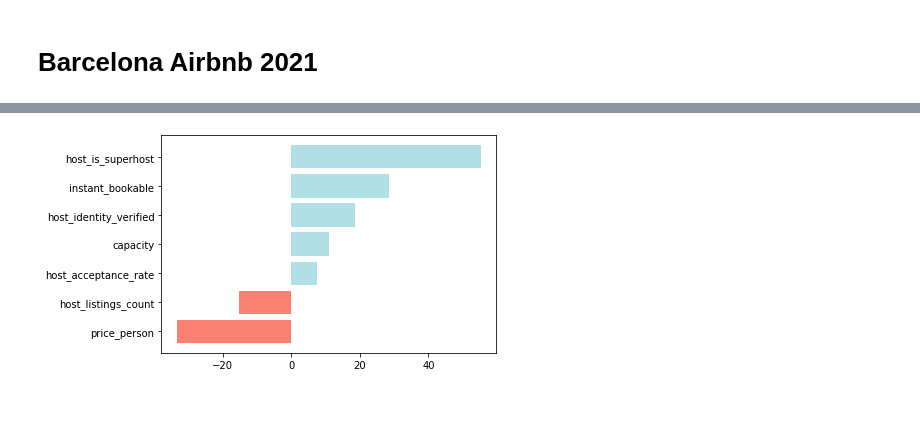
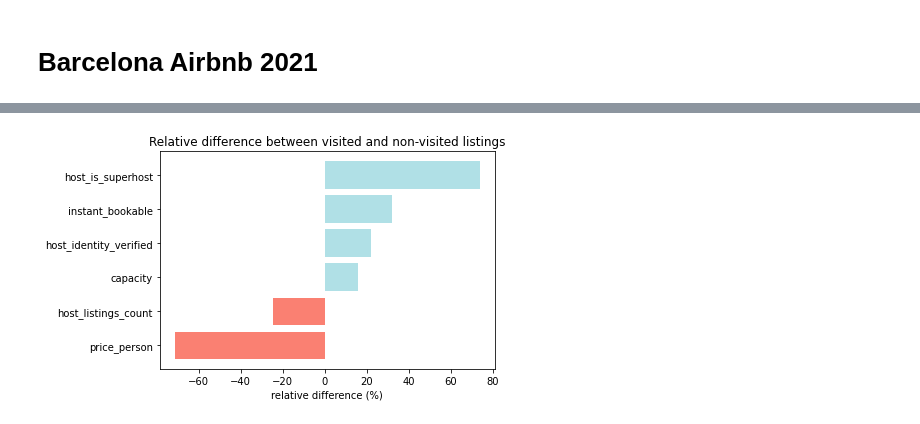
Before and after one commit to jorgemedial/Inside-Airbnb-BCN, a Jupyter notebook: airbnb_bcn.ipynb, the cells around one changed output, grey strips where cells are left out. Cells and saved outputs as stored; diff of their text form; code cells hidden in the pictures.

```diff
--- a/airbnb_bcn.ipynb
+++ b/airbnb_bcn.ipynb
@@ -346,0 +192,6 @@ df_comparison['Relative difference'] = df_comparison.apply(lambda x: 100*(x[1]-x
+# %%
+# One-hot
+neig_columns = ['neighbourhood_cleansed','neighbourhood_group_cleansed']
+for month in months:
+    dummies = pd.get_dummies(raw_df_dict[month][neig_columns], dummy_na=False)
+    df_dict[month][dummies.columns] = dummies
@@ -346,0 +205,6 @@ df_comparison['Relative difference'] = df_comparison.apply(lambda x: 100*(x[1]-x
+# %%
+for month in months:
+    # we remove any column with more than a 20% of missing values
+    df_dict[month].dropna(how='all', thresh = 0.80*df_dict[month].shape[0], axis = 1, inplace=True)
+    # after that, only a few listings have missing values
+    df_dict[month].dropna(axis=0, how='any', inplace=True)
@@ -346,0 +217,10 @@ df_comparison['Relative difference'] = df_comparison.apply(lambda x: 100*(x[1]-x
+# %%
+for month in months:
+    # To solve the bed/accomm paradox, the number of occupants is the maximum of both
+    df_dict[month]['capacity'] = raw_df_dict[month].apply(lambda x: np.nanmax([x['beds'], x['accommodates']]), axis = 1)
+
+    # We also are interested in the price per guest, as it might be more relevant
+    df_dict[month]['price_person'] = df_dict[month]['price']/df_dict[month]['capacity']
+
+    # We can distinguish between visited and non visted listings
+    df_dict[month]['had_reviews']=raw_df_dict[month]['number_of_reviews_l30d'].apply(lambda x: 0 if x==0 else 1)
@@ -347,3 +349,8 @@ df_comparison['Relative difference'] = df_comparison.apply(lambda x: 100*(x[1]-x
+# %%
+df_comparison = df_dict['jan'].groupby('had_reviews').mean()
+df_comparison.index.name = None
+df_comparison = df_comparison.T
+df_comparison['Relative difference'] = df_comparison.apply(lambda x: 100*(x[1]-x[0])/((x[0]+x[1])/2), axis = 1)
 # %%
 df_comparison
 # %% [output]
@@ -363,10 +370,14 @@ df_comparison
 # %%
 features = ['price_person', 'capacity', 'host_listings_count',
-            'host_is_superhost','host_acceptance_rate', 'instant_bookable', 'host_identity_verified']
+            'host_is_superhost', 'instant_bookable', 'host_identity_verified']
 plot_df = df_comparison.loc[features]
 plot_df.sort_values(by='Relative difference', inplace=True)
 colors = plot_df['Relative difference'].apply(lambda x: 'powderblue' if x>=0 else 'salmon')
-plt.barh(plot_df.index, width=plot_df['Relative difference'], color=colors)
+
+fig, ax = plt.subplots()
+ax.barh(plot_df.index, width=plot_df['Relative difference'], color=colors)
+ax.set_title('Relative difference between visited and non-visited listings')
+ax.set_xlabel('relative difference (%)')
 plt.savefig('q3.png', dpi=400, bbox_inches='tight')
 # %% [output]
-[figure, old version]
+[figure, new version]
```
Also changed, not shown: parts of 77 cells of this notebook, 6 other files.
